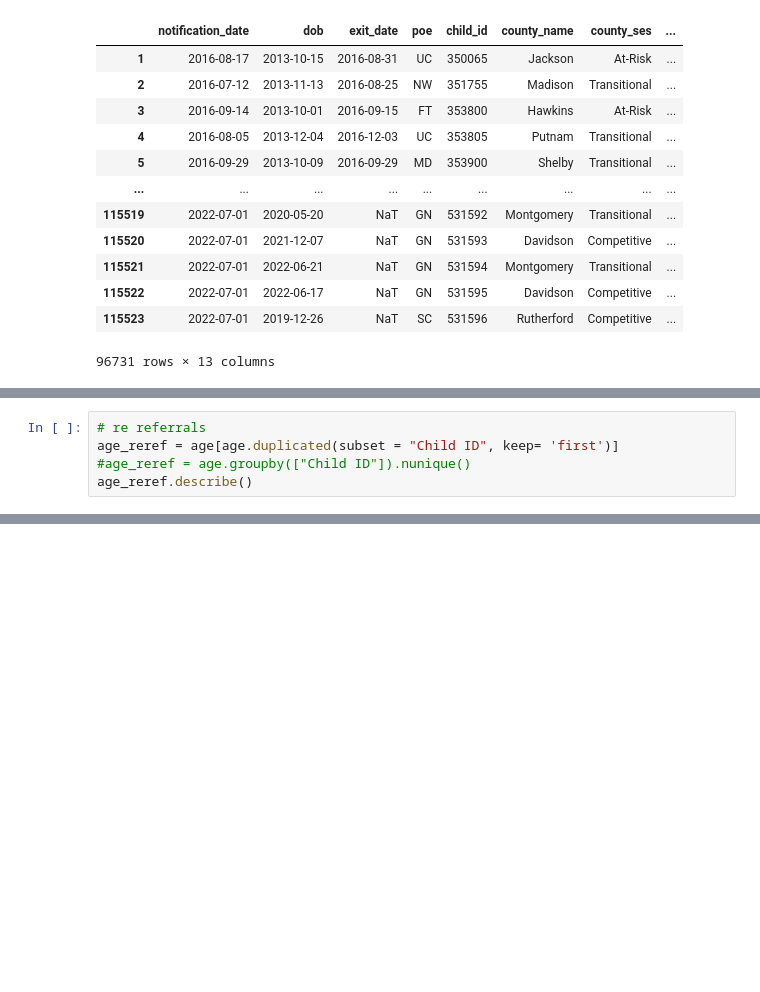
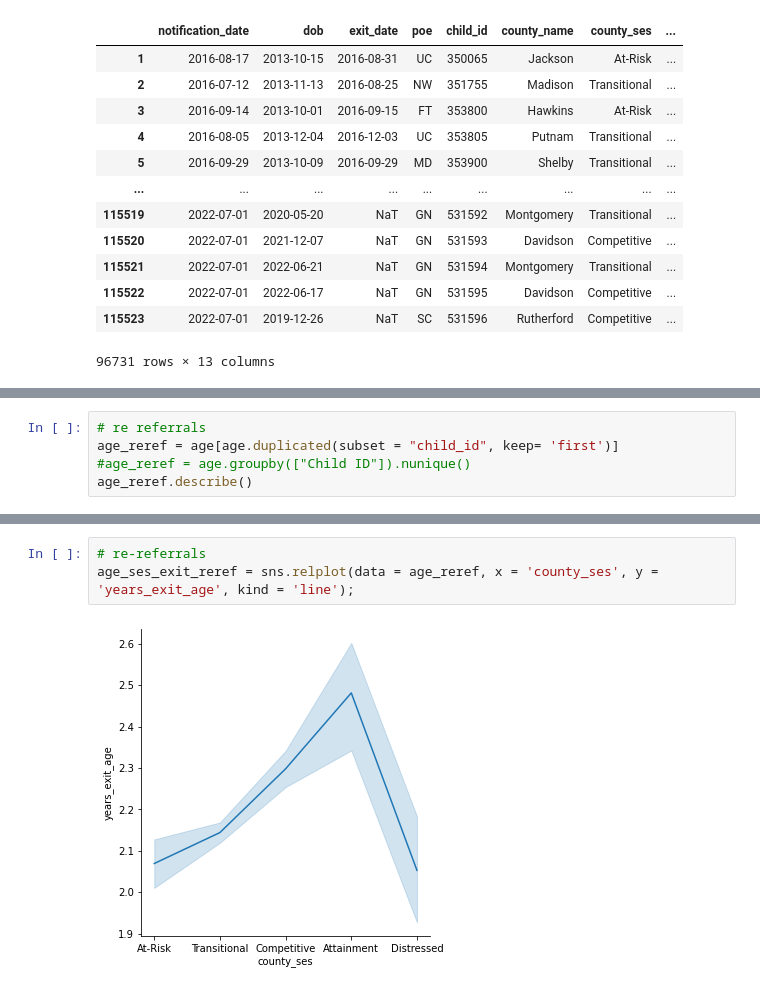
Before and after one commit to ColinSandidge/teis_project, a Jupyter notebook: notebook/teis_question_4.ipynb, the cells around one changed output, grey strips where cells are left out. Drawn from its saved outputs; the diff is of its cells as text; blank space fills up the shorter version.

```diff
--- a/notebook/teis_question_4.ipynb
+++ b/notebook/teis_question_4.ipynb
@@ -283,6 +283,6 @@ age_referrals.describe()
 | max | 531596.000000 | 1095 days 00:00:00 | 1114 days 00:00:00 | 37.133333 | 3.052055 | ... |
 # %%
 # re referrals
-age_reref = age[age.duplicated(subset = "Child ID", keep= 'first')]
+age_reref = age[age.duplicated(subset = "child_id", keep= 'first')]
 #age_reref = age.groupby(["Child ID"]).nunique()
 age_reref.describe()
@@ -288,0 +309,5 @@ age_reref.describe()
+# %%
+# re-referrals
+age_ses_exit_reref = sns.relplot(data = age_reref, x = 'county_ses', y = 'years_exit_age', kind = 'line');
+# %% [output]
+[figure, added]
```
Also changed, not shown: parts of 4 cells of this notebook.
